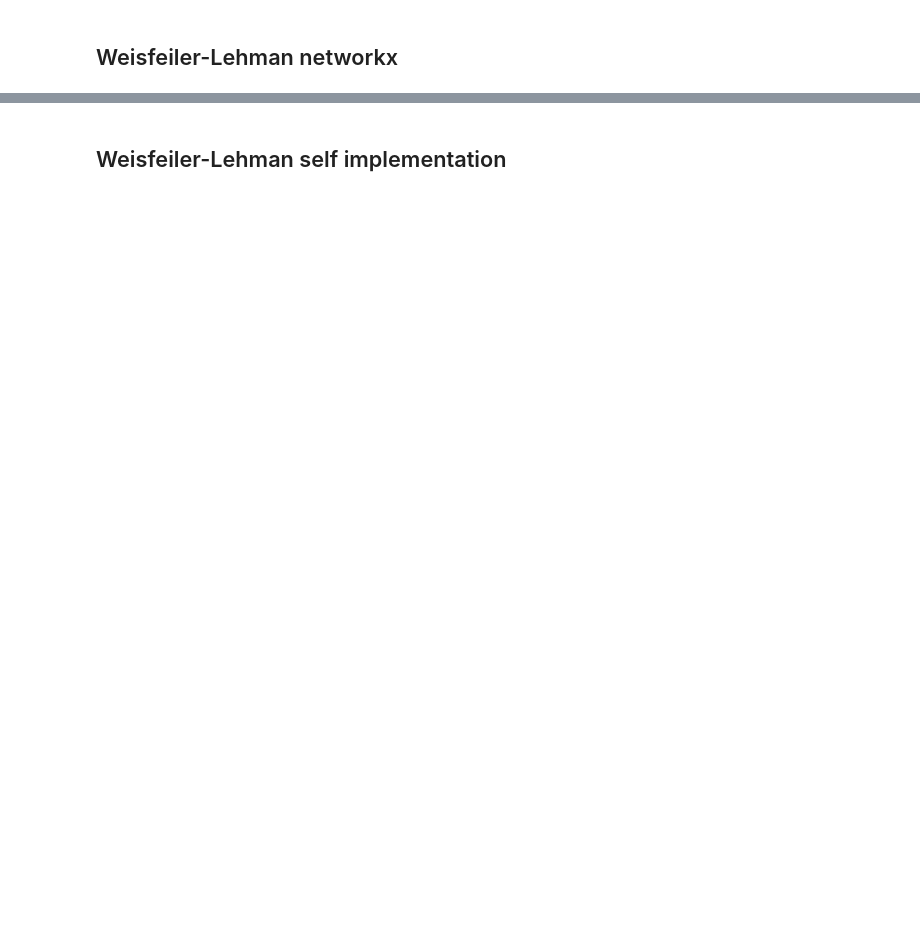
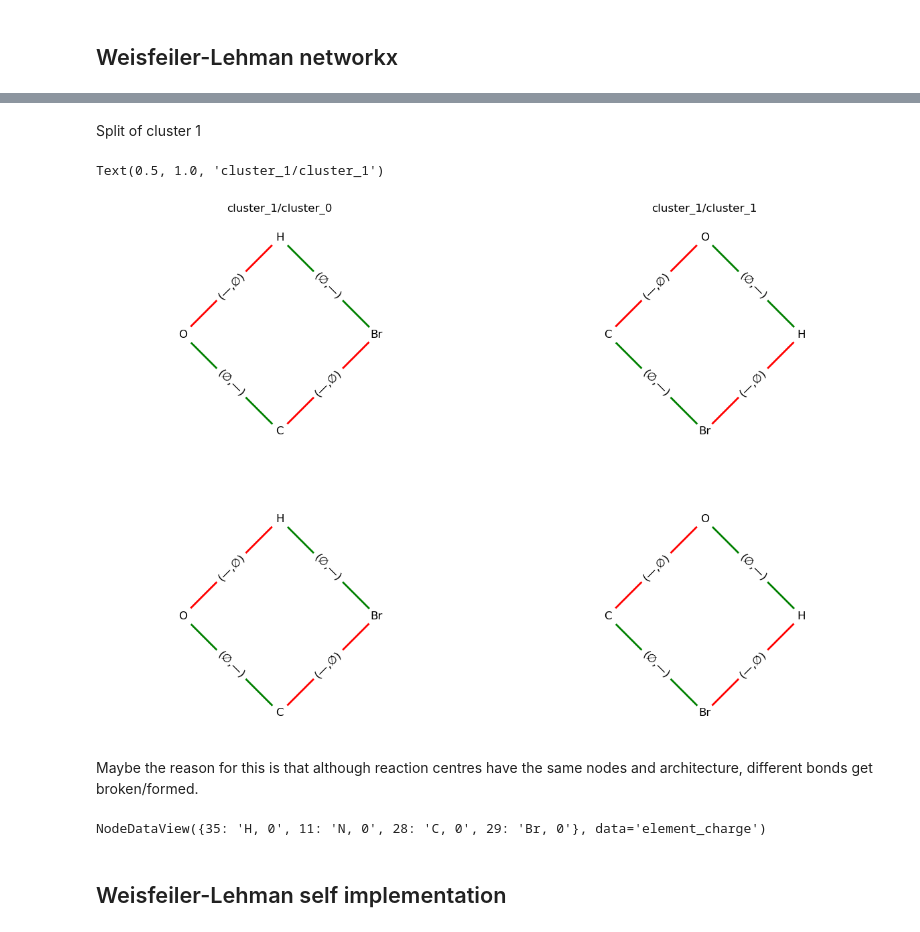
Before and after one commit to sl0wl1/graph_theory_university, a Jupyter notebook: visualize_graphs.ipynb, the cells around one changed output, grey strips where cells are left out. Cells and saved outputs as stored; diff of their text form; code cells hidden in the pictures; blank space fills up the shorter version.

```diff
--- a/visualize_graphs.ipynb
+++ b/visualize_graphs.ipynb
@@ -184,3 +237,55 @@ The 'nx.weisfeiler_lehman' has 299 clusters in total
+# %% [markdown]
+Split of cluster 1
+# %%
+fig, ax = plt.subplots(2, 2, figsize=(15, 10))
+vis = GraphVisualizer()
+vis.plot_its(
+    get_rc_updated(
+        cluster_weisfeiler_lehman_nx(
+            result_it["cluster_1"], use_edge_node_attr=True, iterations=3
+        )["cluster_0"][0]["ITS"]
+    ),
+    ax[0][0],
+    use_edge_color=True,
+)
+vis.plot_its(
+    get_rc_updated(
+        cluster_weisfeiler_lehman_nx(
+            result_it["cluster_1"], use_edge_node_attr=True, iterations=3
+        )["cluster_0"][1]["ITS"]
+    ),
+    ax[1][0],
+    use_edge_color=True,
+)
+vis.plot_its(
+    get_rc_updated(
+        cluster_weisfeiler_lehman_nx(
+            result_it["cluster_1"], use_edge_node_attr=True, iterations=3
+        )["cluster_1"][0]["ITS"]
+    ),
+    ax[0][1],
+    use_edge_color=True,
+)
+vis.plot_its(
+    get_rc_updated(
+        cluster_weisfeiler_lehman_nx(
+            result_it["cluster_1"], use_edge_node_attr=True, iterations=3
+        )["cluster_1"][1]["ITS"]
+    ),
+    ax[1][1],
+    use_edge_color=True,
+)
+ax[0][0].set_title("cluster_1/cluster_0")
+ax[0][1].set_title("cluster_1/cluster_1")
+# %% [output]
+Text(0.5, 1.0, 'cluster_1/cluster_1')
+[figure, added]
+# %% [markdown]
+Maybe the reason for this is that although reaction centres have the same nodes and architecture, different bonds get broken/formed.
+# %%
+get_rc_updated(result_wlnx["cluster_0"][0]["ITS"]).nodes.data("element_charge")
+# %% [output]
+NodeDataView({35: 'H, 0', 11: 'N, 0', 28: 'C, 0', 29: 'Br, 0'}, data='element_charge')
 # %% [markdown]
 ## Weisfeiler-Lehman self implementation
 # %%
```
Also changed, not shown: parts of 38 cells of this notebook, 2 other files.
